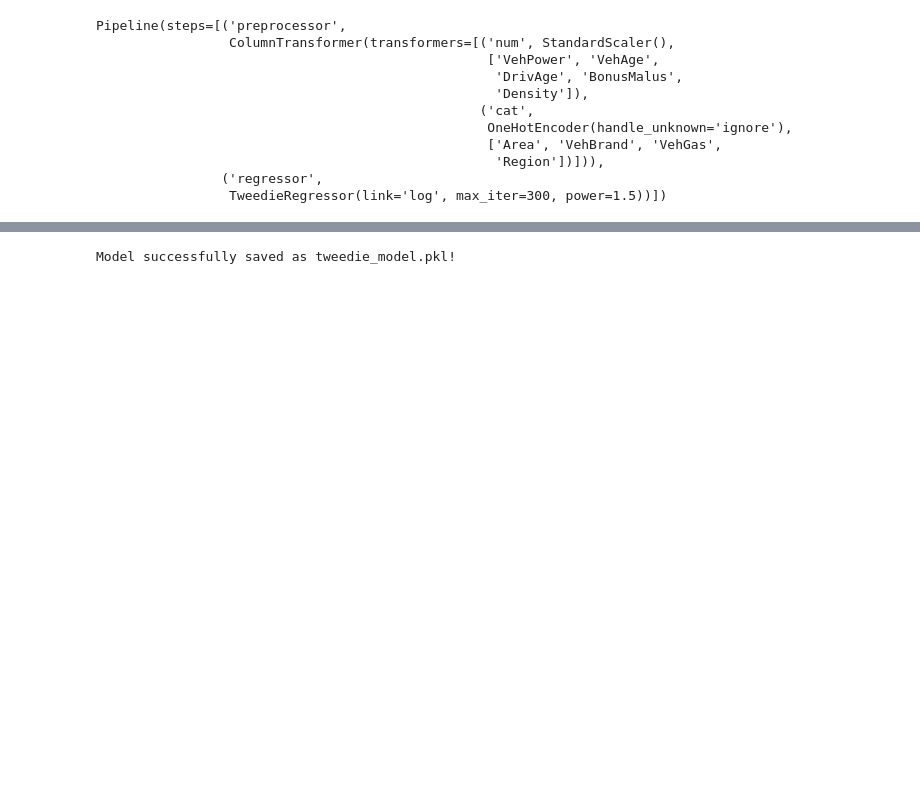
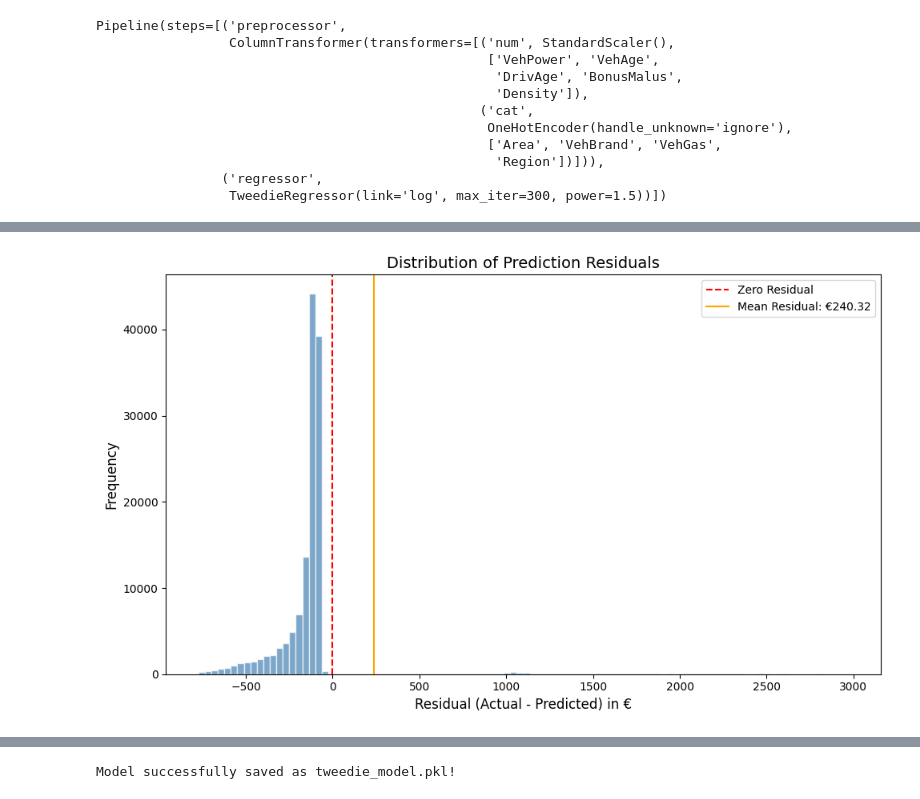
Before and after one commit to ayusyagol11/claims-liability-predictor, a Jupyter notebook: ClaimsLiabilityPredictiveModel.ipynb, the cells around one changed output, grey strips where cells are left out. Drawn from its saved outputs; the diff is of its cells as text; code cells hidden in the pictures; blank space fills up the shorter version.

```diff
--- a/ClaimsLiabilityPredictiveModel.ipynb
+++ b/ClaimsLiabilityPredictiveModel.ipynb
@@ -112,0 +166,17 @@ Mean Tweedie Deviance: 155.64090495595494
+# %%
+residuals = y_test - y_pred
+fig, ax = plt.subplots(figsize=(10, 6))
+ax.hist(residuals, bins=100, edgecolor='white', alpha=0.7, color='steelblue',
+        range=(np.percentile(residuals, 1), np.percentile(residuals, 99)))
+ax.axvline(0, color='red', linestyle='--', linewidth=1.5, label='Zero Residual')
+ax.axvline(np.mean(residuals), color='orange', linestyle='-', linewidth=1.5,
+           label=f'Mean Residual: €{np.mean(residuals):.2f}')
+ax.set_xlabel('Residual (Actual - Predicted) in €', fontsize=12)
+ax.set_ylabel('Frequency', fontsize=12)
+ax.set_title('Distribution of Prediction Residuals', fontsize=14)
+ax.legend()
+plt.tight_layout()
+plt.savefig('residuals_distribution.png', dpi=150, bbox_inches='tight')
+plt.show()
+# %% [output]
+[figure, added]
```
Also changed, not shown: parts of 10 cells of this notebook, 11 other files.
